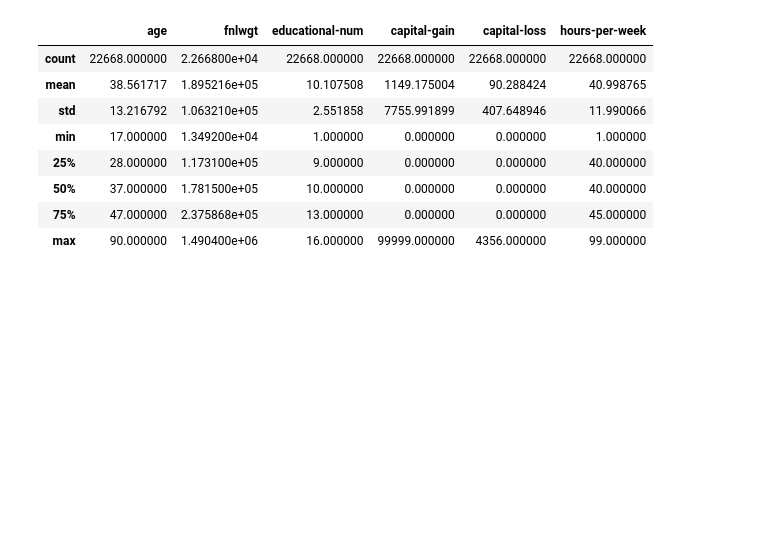
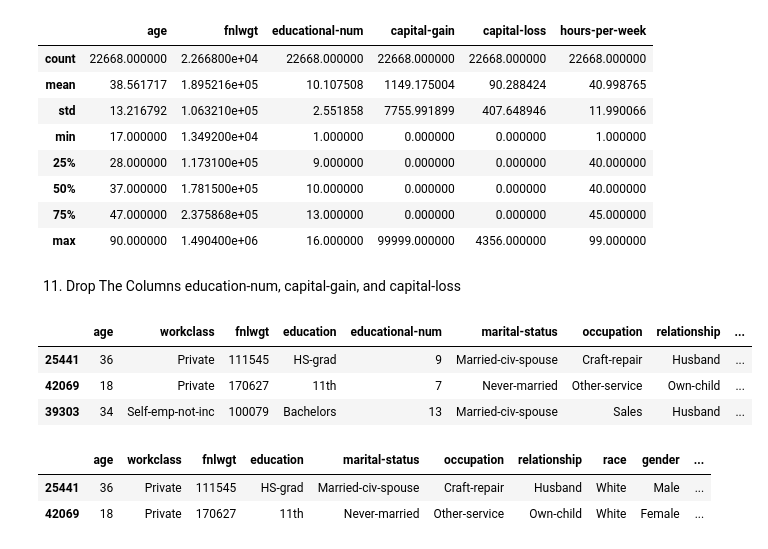
Before and after one commit to achmegantara/adult-income-analysis, a Jupyter notebook: adult-income.ipynb, the cells around one changed output. Saved outputs shown, nothing was run; the diff lists cells and outputs as text; code cells hidden in the pictures; blank space fills up the shorter version.

```diff
--- a/adult-income.ipynb
+++ b/adult-income.ipynb
@@ -206,3 +206,20 @@ data.describe()
 | 50% | 37.000000 | 1.781500e+05 | 10.000000 | 0.000000 | 0.000000 | 40.000000 |
 | 75% | 47.000000 | 2.375868e+05 | 13.000000 | 0.000000 | 0.000000 | 45.000000 |
 | max | 90.000000 | 1.490400e+06 | 16.000000 | 99999.000000 | 4356.000000 | 99.000000 |
+# %% [markdown]
+11. Drop The Columns education-num, capital-gain, and capital-loss
+# %%
+data.head(3)
+# %% [output]
+|  | age | workclass | fnlwgt | education | educational-num | marital-status | occupation | relationship | ... |
+| 25441 | 36 | Private | 111545 | HS-grad | 9 | Married-civ-spouse | Craft-repair | Husband | ... |
+| 42069 | 18 | Private | 170627 | 11th | 7 | Never-married | Other-service | Own-child | ... |
+| 39303 | 34 | Self-emp-not-inc | 100079 | Bachelors | 13 | Married-civ-spouse | Sales | Husband | ... |
+# %%
+newdata = data.copy()
+newdata = newdata.drop(['educational-num', 'capital-gain', 'capital-loss'], axis=1)
+newdata.head(2)
+# %% [output]
+|  | age | workclass | fnlwgt | education | marital-status | occupation | relationship | race | gender | ... |
+| 25441 | 36 | Private | 111545 | HS-grad | Married-civ-spouse | Craft-repair | Husband | White | Male | ... |
+| 42069 | 18 | Private | 170627 | 11th | Never-married | Other-service | Own-child | White | Female | ... |
```
